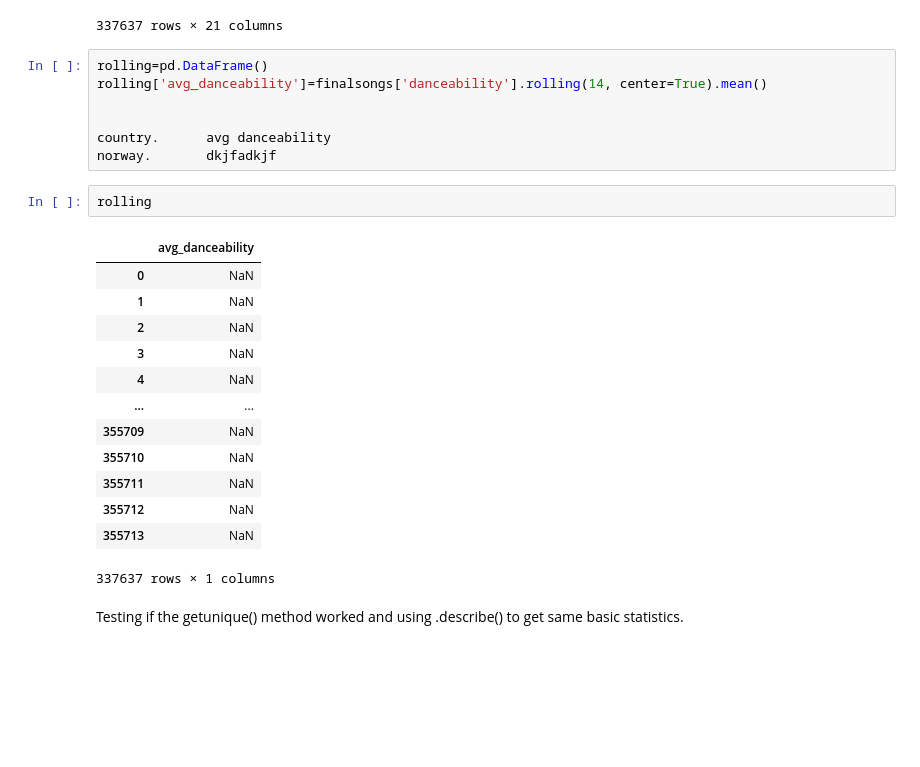
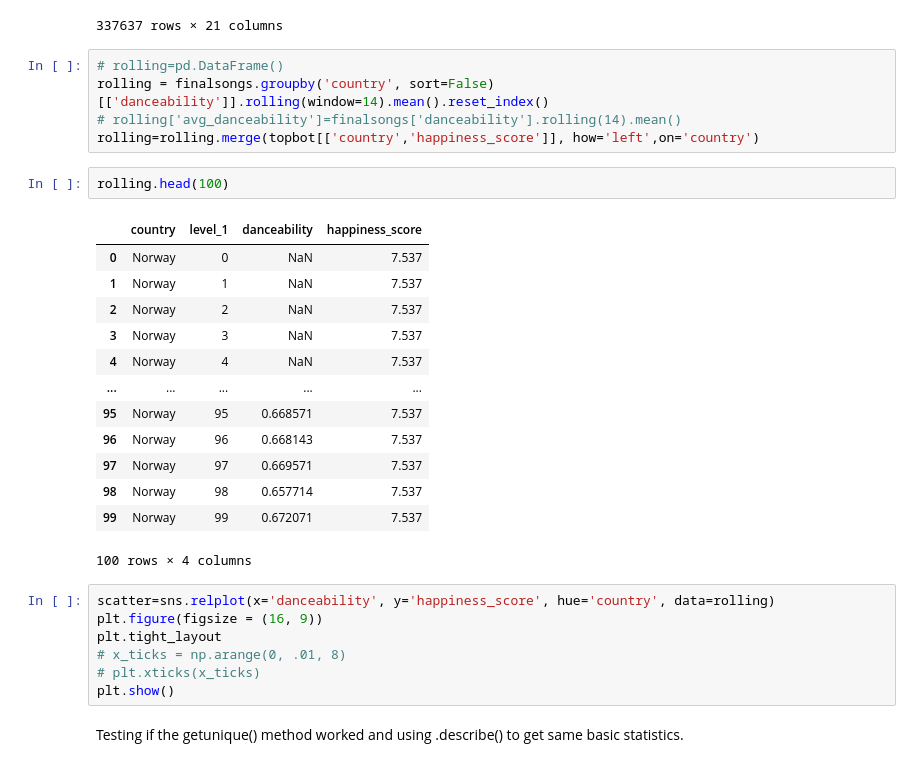
Before and after one commit to Albina-C/INFO-2950-Project, a Jupyter notebook: PROJ 2950.ipynb, the cells around one changed output. Saved outputs shown, nothing was run; the diff lists cells and outputs as text; blank space fills up the shorter version.

```diff
--- a/PROJ 2950.ipynb
+++ b/PROJ 2950.ipynb
@@ -1159,29 +1160,34 @@ finalsongs
 | 355712 | Honduras | 5.181 | 91.0 | 2017-12-31 | 49 | Me Emborrachare - Bachata Radio Edit | Grupo Extra | 1959 | ... |
 | 355713 | Honduras | 5.181 | 91.0 | 2017-12-31 | 50 | Ahora Se | Lary Over | 1956 | ... |
 337637 rows × 21 columns
-# %%
-rolling=pd.DataFrame()
-rolling['avg_danceability']=finalsongs['danceability'].rolling(14, center=True).mean()
-
-
-country.      avg danceability
-norway.       dkjfadkjf
+# %%
+# rolling=pd.DataFrame()
+rolling = finalsongs.groupby('country', sort=False)[['danceability']].rolling(window=14).mean().reset_index()
+# rolling['avg_danceability']=finalsongs['danceability'].rolling(14).mean()
+rolling=rolling.merge(topbot[['country','happiness_score']], how='left',on='country')
 # %%
-rolling
+rolling.head(100)
 # %% [output]
-|  | avg_danceability |
-| 0 | NaN |
-| 1 | NaN |
-| 2 | NaN |
-| 3 | NaN |
-| 4 | NaN |
-| ... | ... |
-| 355709 | NaN |
-| 355710 | NaN |
-| 355711 | NaN |
-| 355712 | NaN |
-| 355713 | NaN |
+|  | country | level_1 | danceability | happiness_score |
+| 0 | Norway | 0 | NaN | 7.537 |
+| 1 | Norway | 1 | NaN | 7.537 |
+| 2 | Norway | 2 | NaN | 7.537 |
+| 3 | Norway | 3 | NaN | 7.537 |
+| 4 | Norway | 4 | NaN | 7.537 |
+| ... | ... | ... | ... | ... |
+| 95 | Norway | 95 | 0.668571 | 7.537 |
+| 96 | Norway | 96 | 0.668143 | 7.537 |
+| 97 | Norway | 97 | 0.669571 | 7.537 |
+| 98 | Norway | 98 | 0.657714 | 7.537 |
+| 99 | Norway | 99 | 0.672071 | 7.537 |
-337637 rows × 1 columns
+100 rows × 4 columns
+# %%
+scatter=sns.relplot(x='danceability', y='happiness_score', hue='country', data=rolling)
+plt.figure(figsize = (16, 9))
+plt.tight_layout
+# x_ticks = np.arange(0, .01, 8)
+# plt.xticks(x_ticks)
+plt.show()
 # %% [markdown]
 Testing if the getunique() method worked and using .describe() to get same basic statistics.
 # %% [markdown]
```
Also changed, not shown: parts of 1 cell of this notebook.
